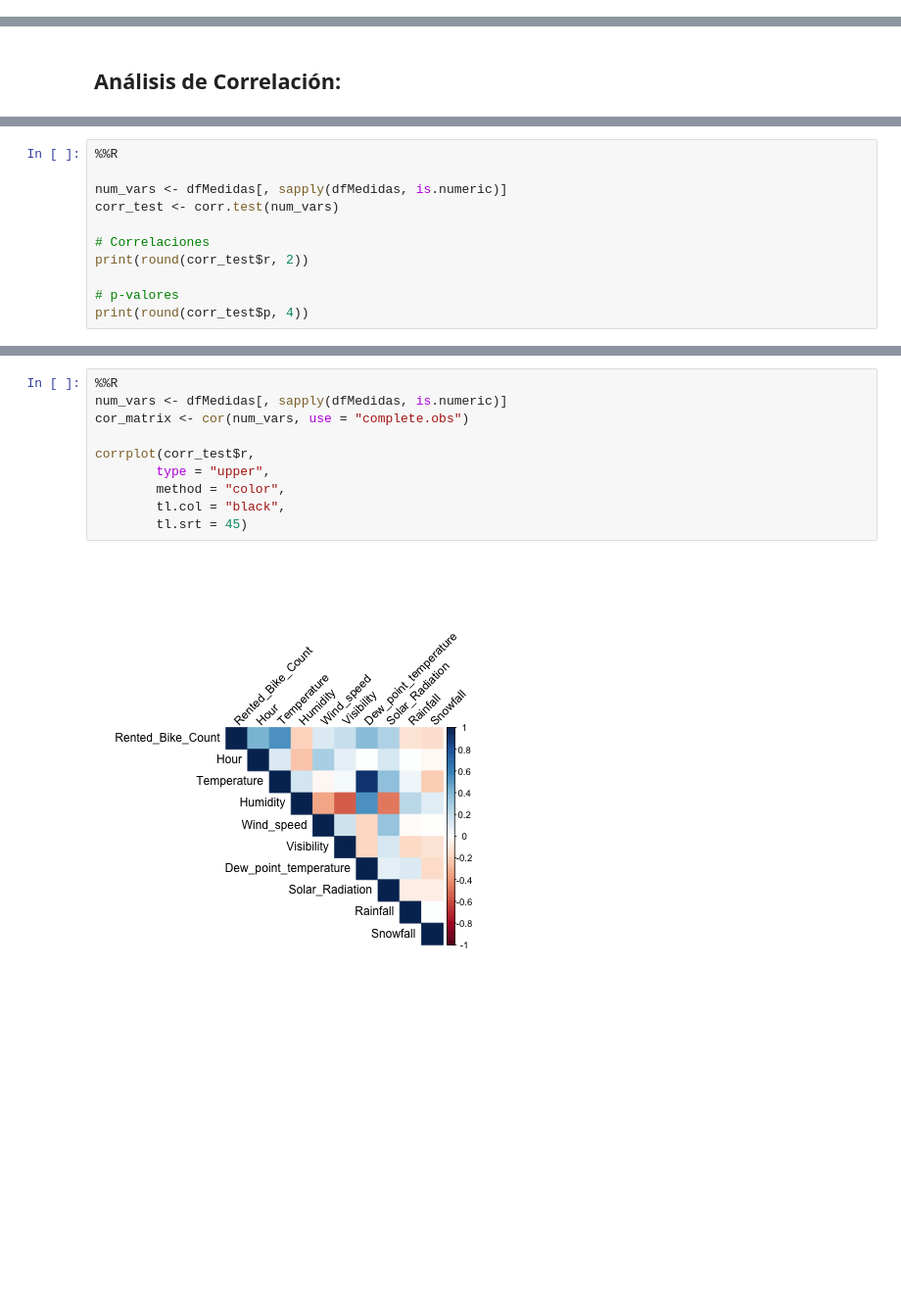
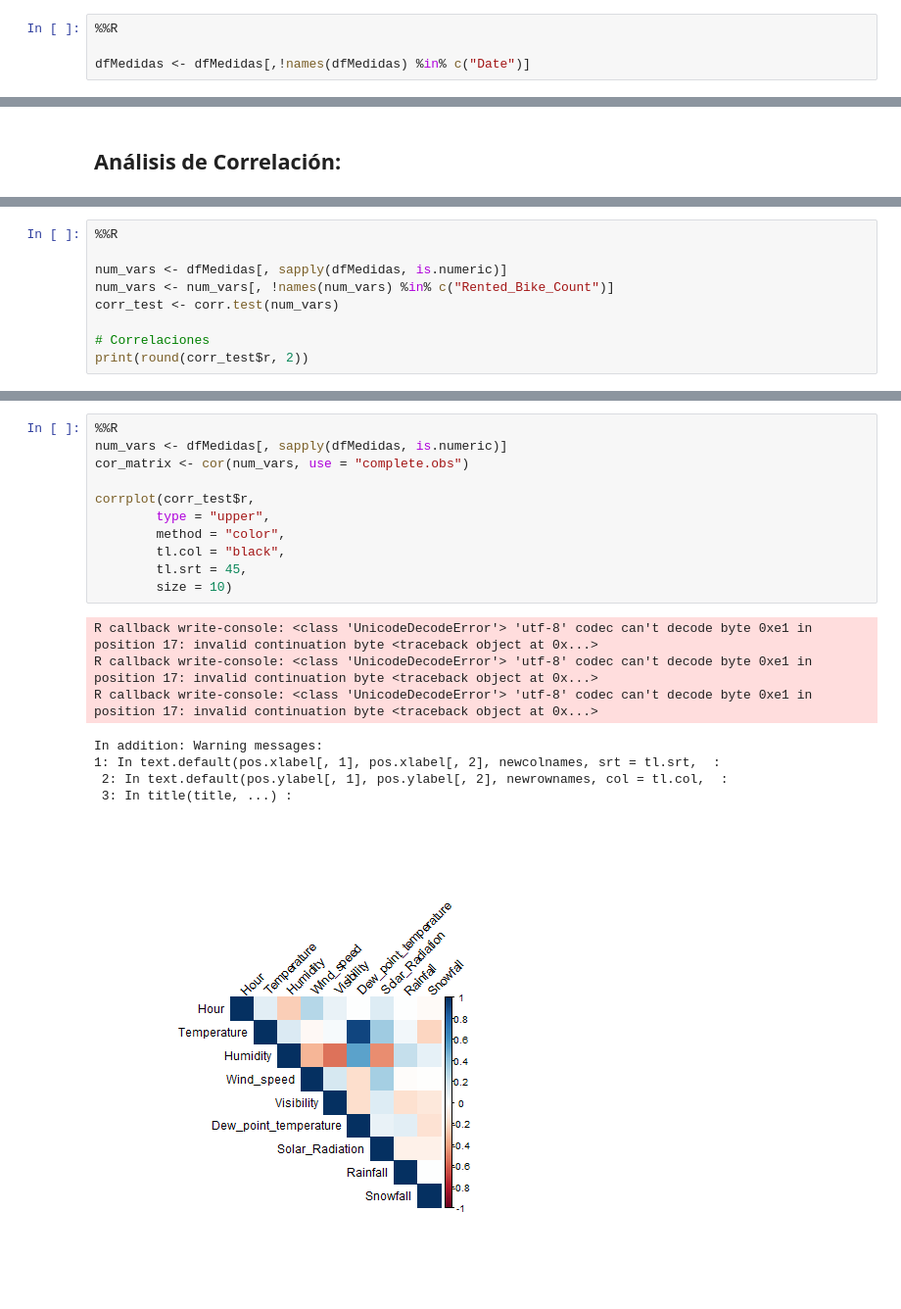
Before and after one commit to Arturo-Hernanz-CM/analisis_datos_modelo_regresion_bicicletas_seul, a Jupyter notebook: modelo.ipynb, the cells around one changed output, grey strips where cells are left out. Shown at 98% size. Drawn from its saved outputs; the diff is of its cells as text; blank space fills up the shorter version.

```diff
--- a/modelo.ipynb
+++ b/modelo.ipynb
@@ -141,0 +139,4 @@ Sin embargo, esperaremos a ver cuanto de correlada está con la variable objetiv
+# %%
+%%R
+
+dfMedidas <- dfMedidas[,!names(dfMedidas) %in% c("Date")]
@@ -203,11 +243,9 @@ Evaluamos la correlación entre variables numéricas
 %%R
 
 num_vars <- dfMedidas[, sapply(dfMedidas, is.numeric)]
+num_vars <- num_vars[, !names(num_vars) %in% c("Rented_Bike_Count")]
 corr_test <- corr.test(num_vars)
 
 # Correlaciones
 print(round(corr_test$r, 2))
-
-# p-valores
-print(round(corr_test$p, 4))
 # %% [output]
@@ -237,12 +280,20 @@ ggpairs(num_vars)
 # %%
 %%R
 num_vars <- dfMedidas[, sapply(dfMedidas, is.numeric)]
 cor_matrix <- cor(num_vars, use = "complete.obs")
 
 corrplot(corr_test$r,
         type = "upper",
         method = "color",
         tl.col = "black",
-        tl.srt = 45)
+        tl.srt = 45,
+        size = 10)
 # %% [output]
+R callback write-console: <class 'UnicodeDecodeError'> 'utf-8' codec can't decode byte 0xe1 in position 17: invalid continuation byte <traceback object at 0x...>
+R callback write-console: <class 'UnicodeDecodeError'> 'utf-8' codec can't decode byte 0xe1 in position 17: invalid continuation byte <traceback object at 0x...>
+R callback write-console: <class 'UnicodeDecodeError'> 'utf-8' codec can't decode byte 0xe1 in position 17: invalid continuation byte <traceback object at 0x...>
+In addition: Warning messages:
+1: In text.default(pos.xlabel[, 1], pos.xlabel[, 2], newcolnames, srt = tl.srt,  :
+ 2: In text.default(pos.ylabel[, 1], pos.ylabel[, 2], newrownames, col = tl.col,  :
+ 3: In title(title, ...) :
-[figure, old version]
+[figure, new version]
```
Also changed, not shown: parts of 15 cells of this notebook.
